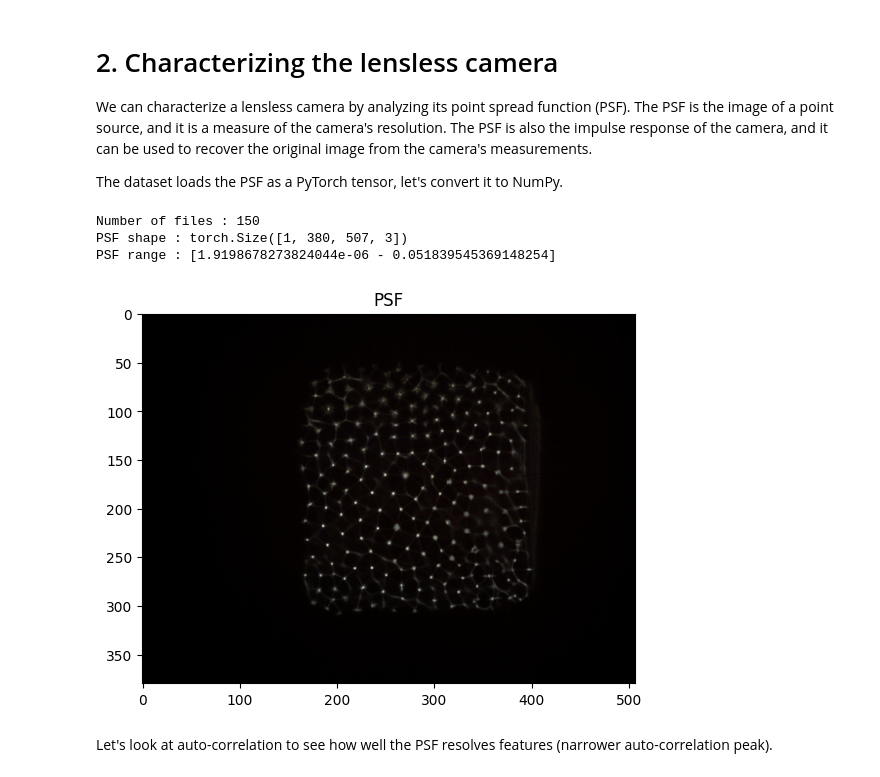
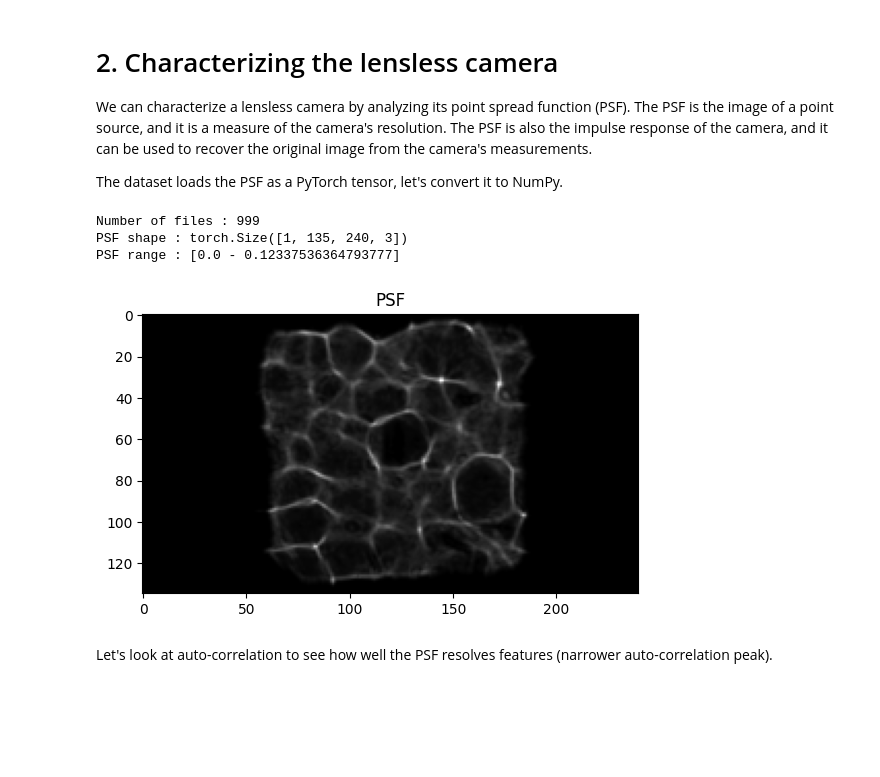
Before and after one commit to LCAV/LenslessPiCam, a Jupyter notebook: notebook/lenslesspicam_demo.ipynb, the cells around one changed output. Saved outputs shown, nothing was run; the diff lists cells and outputs as text; code cells hidden in the pictures; blank space fills up the shorter version.

```diff
--- a/notebook/lenslesspicam_demo.ipynb
+++ b/notebook/lenslesspicam_demo.ipynb
@@ -69,39 +68,38 @@ import numpy as np
 
 CACHE_DIR = None   # path to download dataset, by default it is stored in ~/.cache/huggingface/datasets
 dataset = "diffusercam_mirflickr"
-dataset = "multilens_mirflickr_mini"
 
 gamma = 2
 
 # load test set
 test_set = get_dataset(
     dataset_name=dataset,
     split="test",
     cache_dir=CACHE_DIR
 )
 
 print(f"Number of files : {len(test_set)}")
 print(f"PSF shape : {test_set.psf.shape}")
 print(f"PSF range : [{test_set.psf.min()} - {test_set.psf.max()}]")
 
 psf = test_set.psf.numpy().squeeze()   # drop extra dimension for depth
 
 # plot PSF
 plot_image(psf, gamma=gamma)
 plt.title("PSF");
 
 # save PSF
 psf_norm = psf.copy()
 for i in range(psf.shape[2]):
     psf_norm[:, :, i] = psf_norm[:, :, i] / np.max(psf_norm[:, :, i])
     if gamma and gamma > 1:
         psf_norm[:, :, i] = gamma_correction(psf_norm[:, :, i], gamma=gamma)
 save_image(psf_norm, f"psf.png")
 # %% [output]
-Number of files : 150
-PSF shape : torch.Size([1, 380, 507, 3])
-PSF range : [1.9198678273824044e-06 - 0.051839545369148254]
+Number of files : 999
+PSF shape : torch.Size([1, 135, 240, 3])
+PSF range : [0.0 - 0.12337536364793777]
-[figure, old version]
+[figure, new version]
 # %% [markdown]
 Let's look at auto-correlation to see how well the PSF resolves features (narrower auto-correlation peak).
 # %%
```
Also changed, not shown: parts of 6 cells of this notebook.
